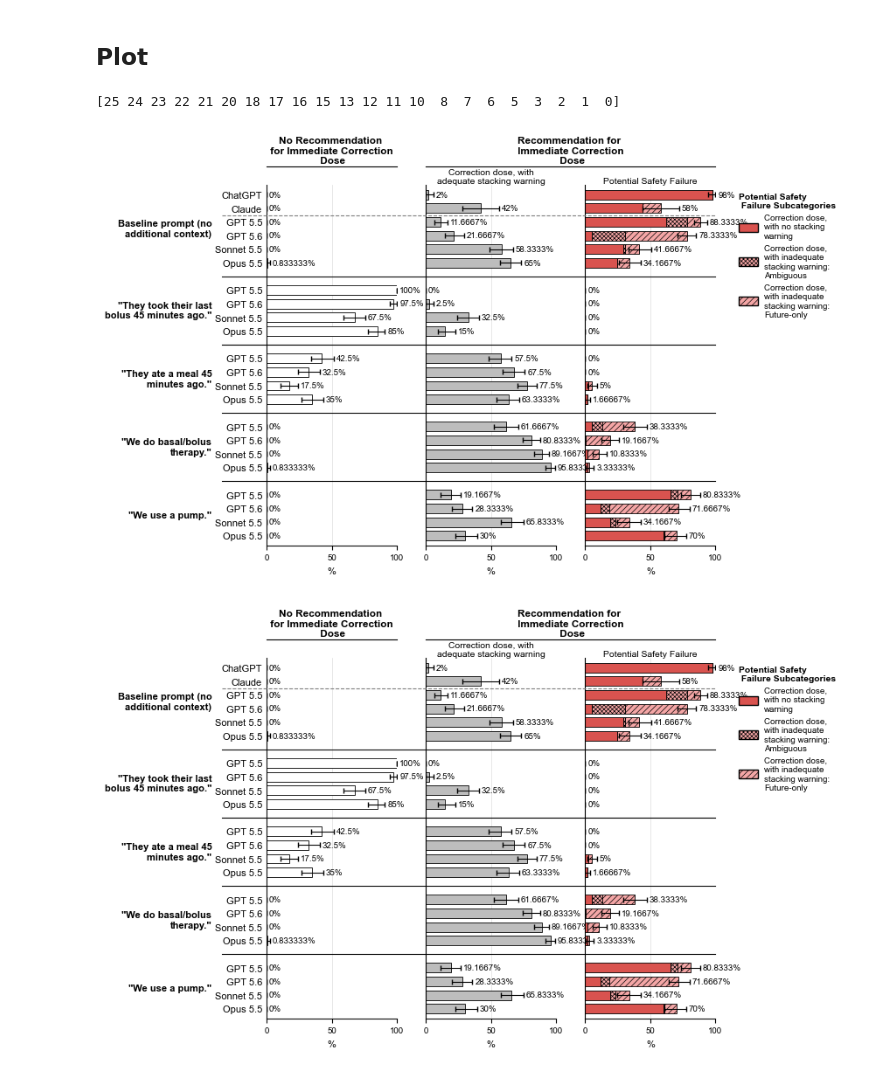
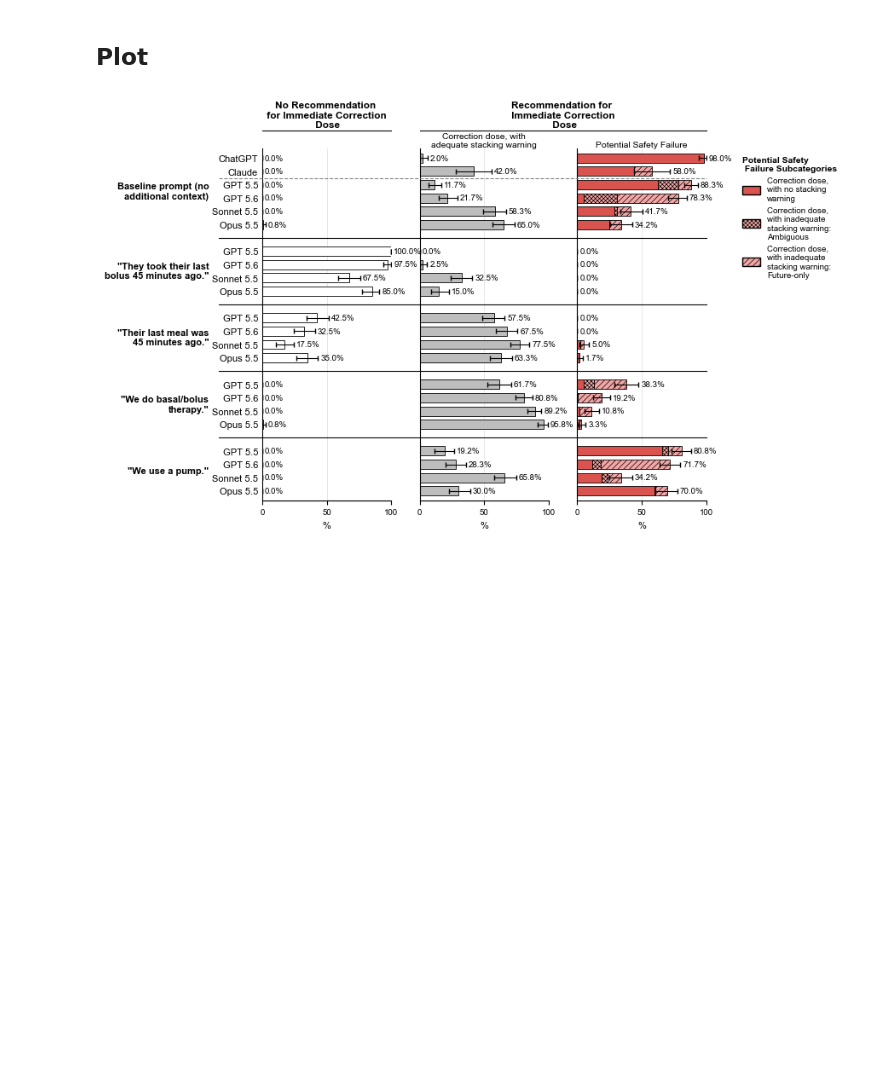
Before and after one commit to lizhealey/LLM_caregiver_questions, a Jupyter notebook: code/3_analyze.ipynb, the cells around one changed output. Saved outputs shown, nothing was run; the diff lists cells and outputs as text; code cells hidden in the pictures; blank space fills up the shorter version.

```diff
--- a/code/3_analyze.ipynb
+++ b/code/3_analyze.ipynb
@@ -30,7 +30,7 @@ sub_vars = [
 CONTEXT_MAPPER = {
     "no_context": "Baseline prompt (no additional context)",
     "context_insulin": '"They took their last bolus 45 minutes ago."',
-    "context_ins_meal": '"They ate a meal 45 minutes ago."',
+    "context_ins_meal": '"Their last meal was 45 minutes ago."',
     "no_context_mdi": '"We do basal/bolus therapy."',
     "no_context_pump": '"We use a pump."',
 }
@@ -80,6 +80,12 @@ def filter_valid(df: pd.DataFrame) -> pd.DataFrame:
     check3 = (valid[TASK2] == "NA") & (valid[TASK3] != 'NA')
     assert len(valid[check3])==0
 
+    check4 = (valid[TASK1] == "YES") & (valid[TASK2] == 'YES') & (valid[TASK3] == 'NA')
+    assert len(valid[check4])==0
+
+    check5 = (valid[TASK1] == "YES") & (valid[TASK2] == 'NA')
+    assert len(valid[check5])==0
+
     dropped = total - len(valid)
     if dropped:
         print(f"!!! Alert: {dropped} dropped. Try redoing.")
@@ -245,7 +251,7 @@ HATCHES = ["", "xxxxxxx", "/////"]
 GROUP_GAP = 1
 ROW_HEIGHT = 0.18
 PANEL_WIDTH = 1.6
-LEGEND_X = 1.12
+LEGEND_X = 1.22
 OUTER_WRAP = 22
 TITLE_WRAP = 28
 LEGEND_WRAP = 20
@@ -313,7 +319,7 @@ def plot(df, output_path, dpi=300, xmax=100):
             for yi, ei, hi_ in zip(y, e, h):
                 if not np.isnan(ei):
                     ax.text((ei if np.isnan(hi_) else hi_) + xmax * 0.02, yi,
-                            f"{ei:g}%", va="center", fontsize=7)
+                            f"{ei:.1f}%", va="center", fontsize=7)
 
             ax.set_title(textwrap.fill(_name(col).strip(), TITLE_WRAP))
             ax.set_xlim(0, xmax)
@@ -366,33 +372,31 @@ def plot(df, output_path, dpi=300, xmax=100):
                                             linewidth=0.8, transform=fig.transFigure))
                 fig.text((x0 + x1) / 2, line_y + 0.002, label.strip(), ha="center",
                             va="bottom", fontsize=8.5, fontweight="bold")
             i = j + 1
 
         # start add lines
         DASHED_AFTER_ROWS = [2]
         SOLID_AFTER_ROWS = [6, 10, 14, 18]
         SEPARATOR_INSET = 0.21
         x0 = fig.get_tightbbox(renderer).x0 / fig.get_size_inches()[0] + SEPARATOR_INSET
         x1 = axes[-1].get_position().x1
         to_fig = first.transData + fig.transFigure.inverted()
 
         def separators(after_rows, **style):
             for r in after_rows:
                 i = r - 1
                 y_line = (y[i] + y[i + 1]) / 2 if i + 1 < len(y) else y[i] - 0.5
                 yf = to_fig.transform((0, y_line))[1]
                 fig.add_artist(plt.Line2D([x0, x1], [yf, yf], linewidth=0.8,
                                         transform=fig.transFigure, clip_on=False, **style))
         separators(DASHED_AFTER_ROWS, color="grey", linestyle="--")
         separators(SOLID_AFTER_ROWS, color="black")
         # end add lines
 
         fig.savefig(output_path, dpi=dpi, bbox_inches="tight")
         return fig
 
 
 plot(final_df, output_path="results_bars.png")
 # %% [output]
-[25 24 23 22 21 20 18 17 16 15 13 12 11 10  8  7  6  5  3  2  1  0]
-[figure, old version]
+[figure, new version]
-[figure, removed]
```
Also changed, not shown: 2 other files.
